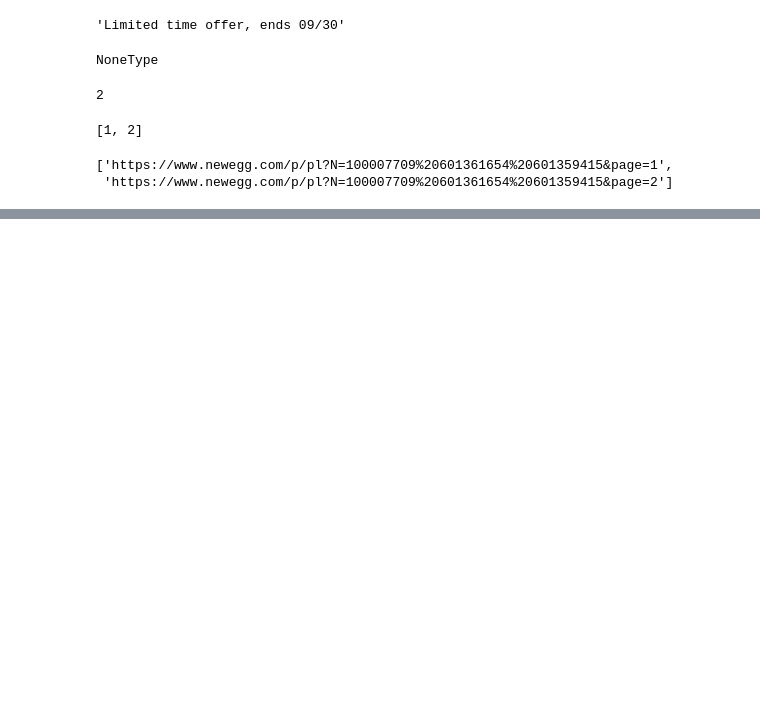
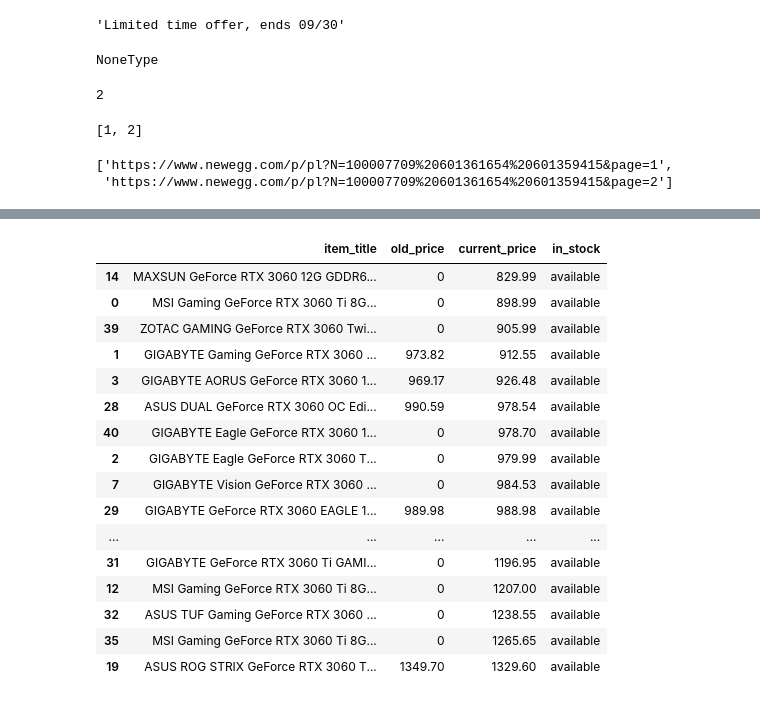
Before and after one commit to mdalton87/newegg_graphics_card_tracker, a Jupyter notebook: gather_data.ipynb, the cells around one changed output, grey strips where cells are left out. Saved outputs shown, nothing was run; the diff lists cells and outputs as text; code cells hidden in the pictures; blank space fills up the shorter version.

```diff
--- a/gather_data.ipynb
+++ b/gather_data.ipynb
@@ -198,0 +201,20 @@ df[df.in_stock == 'available'].sort_values('current_price')
+# %%
+gather.check_availibility()
+# %% [output]
+|  | item_title | old_price | current_price | in_stock |
+| 14 | MAXSUN GeForce RTX 3060 12G GDDR6... | 0 | 829.99 | available |
+| 0 | MSI Gaming GeForce RTX 3060 Ti 8G... | 0 | 898.99 | available |
+| 39 | ZOTAC GAMING GeForce RTX 3060 Twi... | 0 | 905.99 | available |
+| 1 | GIGABYTE Gaming GeForce RTX 3060 ... | 973.82 | 912.55 | available |
+| 3 | GIGABYTE AORUS GeForce RTX 3060 1... | 969.17 | 926.48 | available |
+| 28 | ASUS DUAL GeForce RTX 3060 OC Edi... | 990.59 | 978.54 | available |
+| 40 | GIGABYTE Eagle GeForce RTX 3060 1... | 0 | 978.70 | available |
+| 2 | GIGABYTE Eagle GeForce RTX 3060 T... | 0 | 979.99 | available |
+| 7 | GIGABYTE Vision GeForce RTX 3060 ... | 0 | 984.53 | available |
+| 29 | GIGABYTE GeForce RTX 3060 EAGLE 1... | 989.98 | 988.98 | available |
+| ... | ... | ... | ... | ... |
+| 31 | GIGABYTE GeForce RTX 3060 Ti GAMI... | 0 | 1196.95 | available |
+| 12 | MSI Gaming GeForce RTX 3060 Ti 8G... | 0 | 1207.00 | available |
+| 32 | ASUS TUF Gaming GeForce RTX 3060 ... | 0 | 1238.55 | available |
+| 35 | MSI Gaming GeForce RTX 3060 Ti 8G... | 0 | 1265.65 | available |
+| 19 | ASUS ROG STRIX GeForce RTX 3060 T... | 1349.70 | 1329.60 | available |
```
Also changed, not shown: parts of 7 cells of this notebook, 2 other files.
